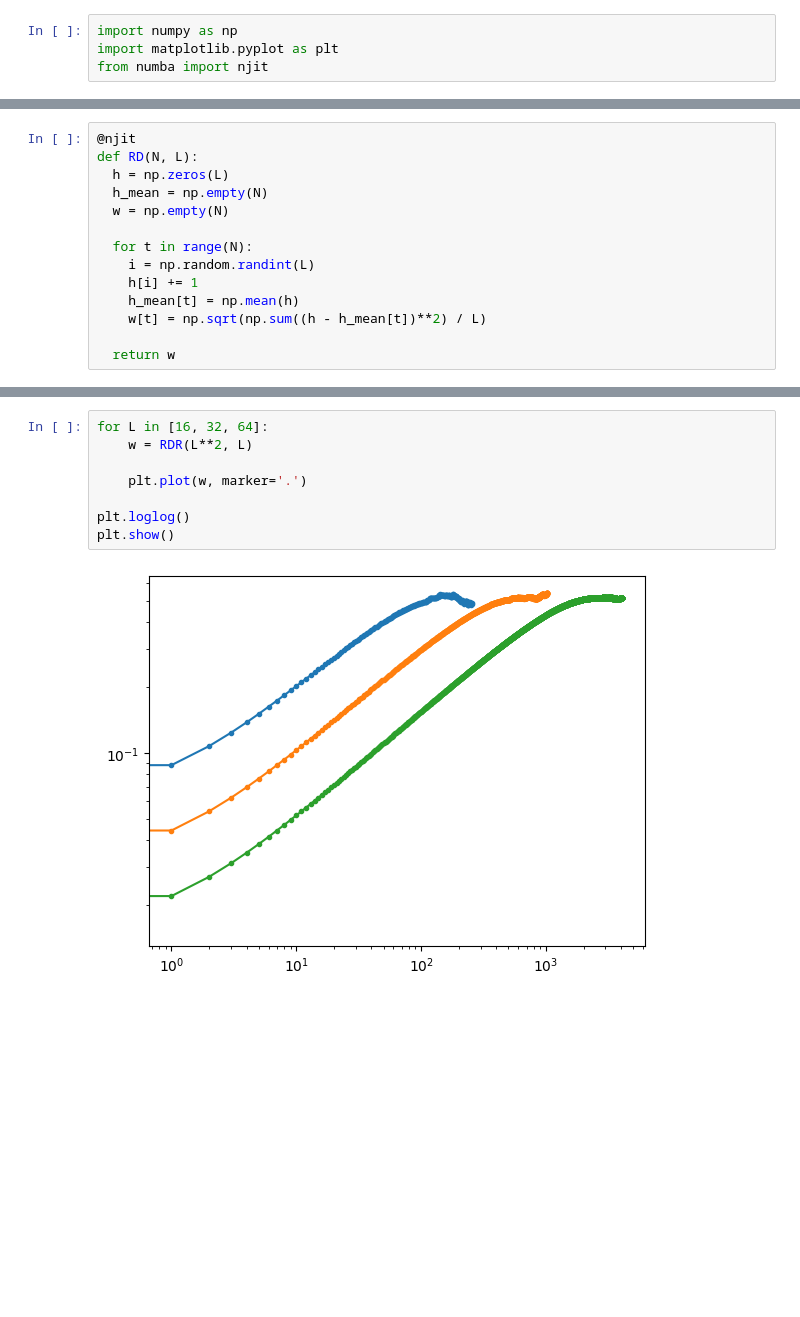
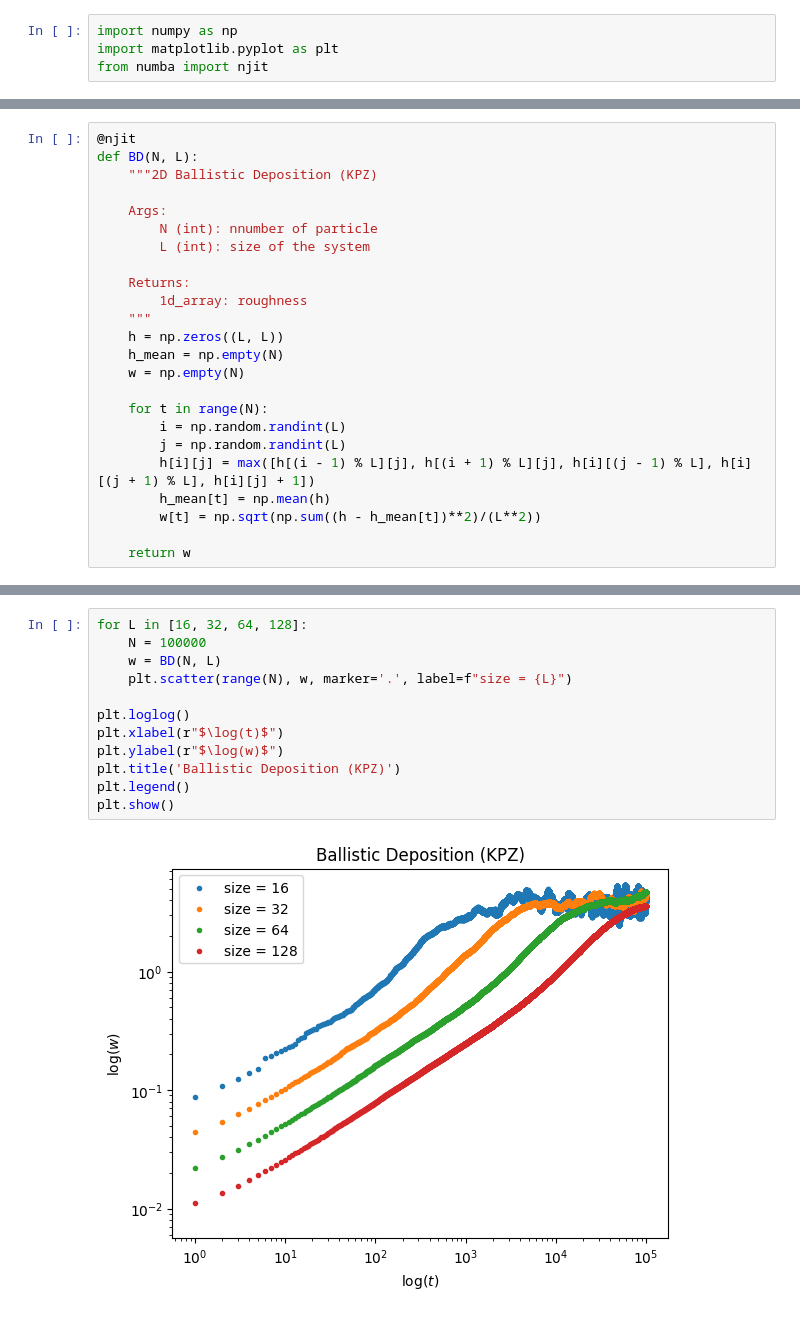
Before and after one commit to yashar7799/comp-physics-sbu, a Jupyter notebook: set1.ipynb, the cells around one changed output, grey strips where cells are left out. Saved outputs shown, nothing was run; the diff lists cells and outputs as text; blank space fills up the shorter version.

```diff
--- a/set1.ipynb
+++ b/set1.ipynb
@@ -9,14 +98,24 @@ from numba import njit
 # %%
 @njit
-def RD(N, L):
-  h = np.zeros(L)
-  h_mean = np.empty(N)
-  w = np.empty(N)
+def BD(N, L):
+    """2D Ballistic Deposition (KPZ)
 
-  for t in range(N):
-    i = np.random.randint(L)
-    h[i] += 1
-    h_mean[t] = np.mean(h)
-    w[t] = np.sqrt(np.sum((h - h_mean[t])**2) / L)
+    Args:
+        N (int): nnumber of particle
+        L (int): size of the system
 
-  return w
+    Returns:
+        1d_array: roughness
+    """
+    h = np.zeros((L, L))
+    h_mean = np.empty(N)
+    w = np.empty(N)
+
+    for t in range(N):
+        i = np.random.randint(L)
+        j = np.random.randint(L)
+        h[i][j] = max([h[(i - 1) % L][j], h[(i + 1) % L][j], h[i][(j - 1) % L], h[i][(j + 1) % L], h[i][j] + 1])
+        h_mean[t] = np.mean(h)
+        w[t] = np.sqrt(np.sum((h - h_mean[t])**2)/(L**2))
+
+    return w
@@ -67,10 +122,14 @@ def RDR(N, L):
 # %%
-for L in [16, 32, 64]:
-    w = RDR(L**2, L)
-
-    plt.plot(w, marker='.')
+for L in [16, 32, 64, 128]:
+    N = 100000
+    w = BD(N, L)
+    plt.scatter(range(N), w, marker='.', label=f"size = {L}")
 
 plt.loglog()
+plt.xlabel(r"$\log(t)$")
+plt.ylabel(r"$\log(w)$")
+plt.title('Ballistic Deposition (KPZ)')
+plt.legend()
 plt.show()
 # %% [output]
-[figure, old version]
+[figure, new version]
```
Also changed, not shown: parts of 18 cells of this notebook.
